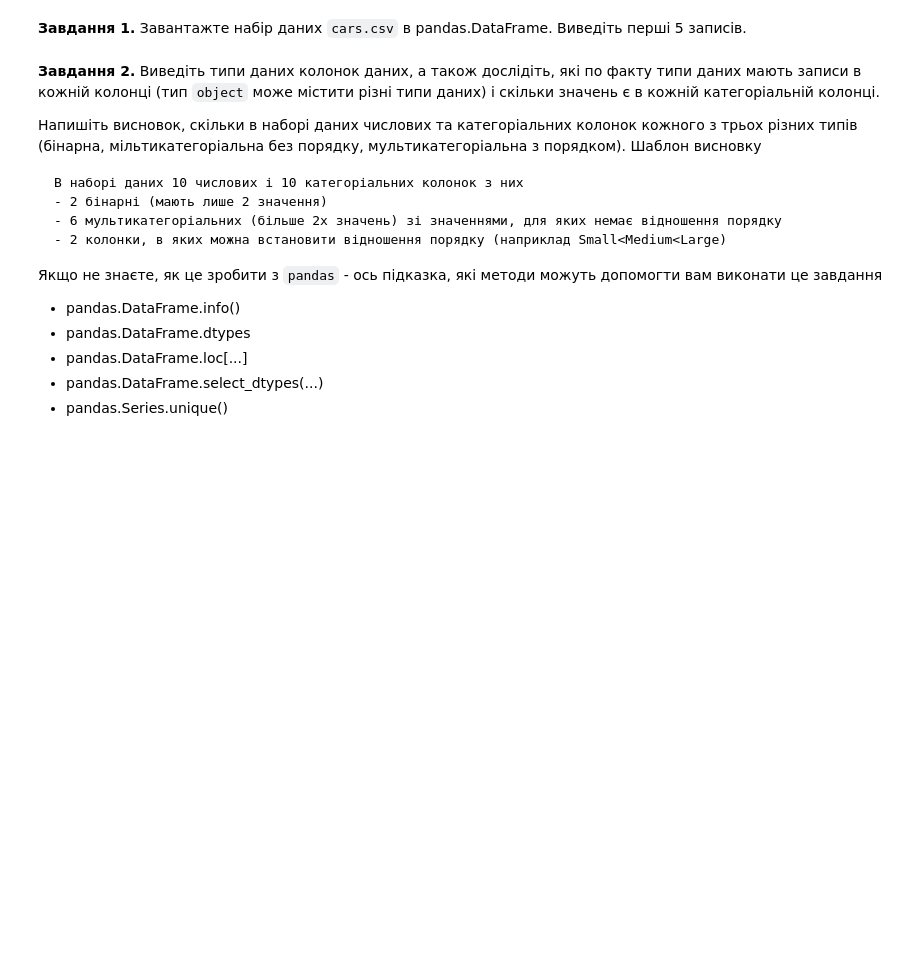
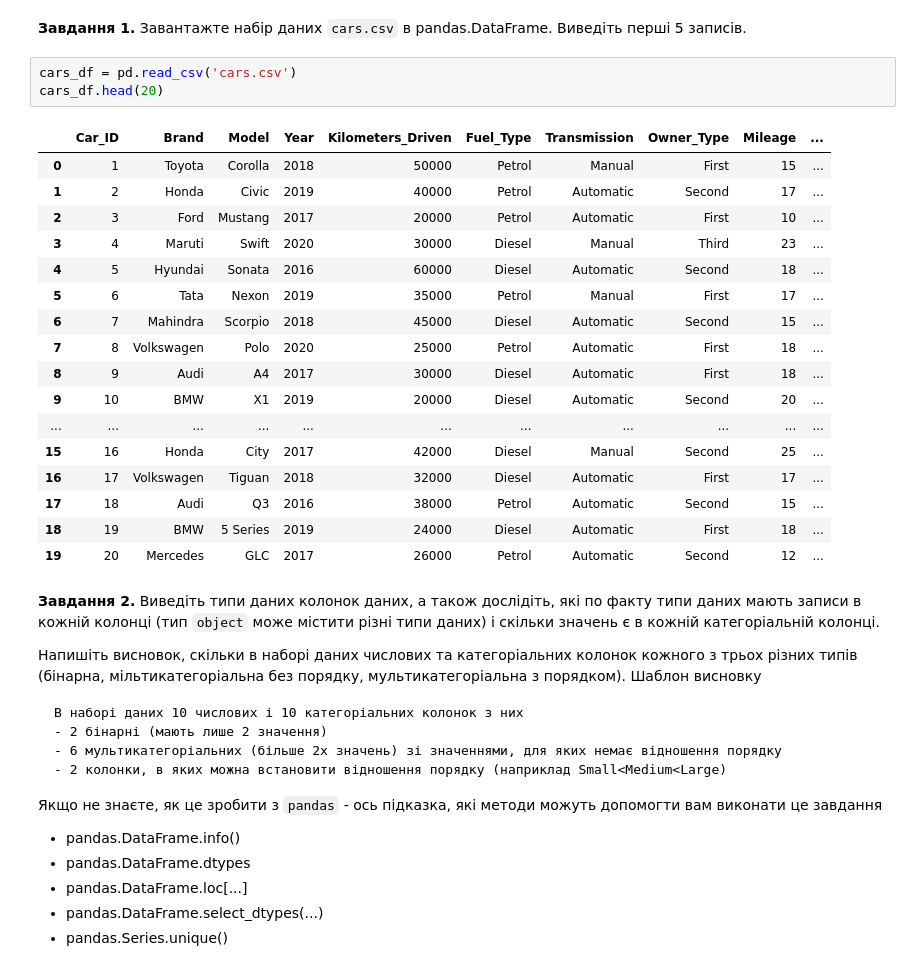
Before and after one commit to AlisaLeibova/ML-study, a Jupyter notebook: Copy_of_HW_2_1_Лінійна_регресія_від_багатьох_змінних.ipynb, the cells around one changed output. Cells and saved outputs as stored; diff of their text form; blank space fills up the shorter version.

```diff
--- a/Copy_of_HW_2_1_Лінійна_регресія_від_багатьох_змінних.ipynb
+++ b/Copy_of_HW_2_1_Лінійна_регресія_від_багатьох_змінних.ipynb
@@ -30,6 +36,27 @@
 # Знайомство з даними
 # %% [markdown]
 **Завдання 1.** Завантажте набір даних `cars.csv` в pandas.DataFrame. Виведіть перші 5 записів.
+# %%
+cars_df = pd.read_csv('cars.csv')
+cars_df.head(20)
+# %% [output]
+|  | Car_ID | Brand | Model | Year | Kilometers_Driven | Fuel_Type | Transmission | Owner_Type | Mileage | ... |
+| 0 | 1 | Toyota | Corolla | 2018 | 50000 | Petrol | Manual | First | 15 | ... |
+| 1 | 2 | Honda | Civic | 2019 | 40000 | Petrol | Automatic | Second | 17 | ... |
+| 2 | 3 | Ford | Mustang | 2017 | 20000 | Petrol | Automatic | First | 10 | ... |
+| 3 | 4 | Maruti | Swift | 2020 | 30000 | Diesel | Manual | Third | 23 | ... |
+| 4 | 5 | Hyundai | Sonata | 2016 | 60000 | Diesel | Automatic | Second | 18 | ... |
+| 5 | 6 | Tata | Nexon | 2019 | 35000 | Petrol | Manual | First | 17 | ... |
+| 6 | 7 | Mahindra | Scorpio | 2018 | 45000 | Diesel | Automatic | Second | 15 | ... |
+| 7 | 8 | Volkswagen | Polo | 2020 | 25000 | Petrol | Automatic | First | 18 | ... |
+| 8 | 9 | Audi | A4 | 2017 | 30000 | Diesel | Automatic | First | 18 | ... |
+| 9 | 10 | BMW | X1 | 2019 | 20000 | Diesel | Automatic | Second | 20 | ... |
+| ... | ... | ... | ... | ... | ... | ... | ... | ... | ... | ... |
+| 15 | 16 | Honda | City | 2017 | 42000 | Diesel | Manual | Second | 25 | ... |
+| 16 | 17 | Volkswagen | Tiguan | 2018 | 32000 | Diesel | Automatic | First | 17 | ... |
+| 17 | 18 | Audi | Q3 | 2016 | 38000 | Petrol | Automatic | Second | 15 | ... |
+| 18 | 19 | BMW | 5 Series | 2019 | 24000 | Diesel | Automatic | First | 18 | ... |
+| 19 | 20 | Mercedes | GLC | 2017 | 26000 | Petrol | Automatic | Second | 12 | ... |
 # %% [markdown]
 **Завдання 2.** Виведіть типи даних колонок даних, а також дослідіть, які по факту типи даних мають записи в кожній колонці (тип `object` може містити різні типи даних) і скільки значень є в кожній категоріальній колонці.
 
```
Also changed, not shown: parts of 16 cells of this notebook.
